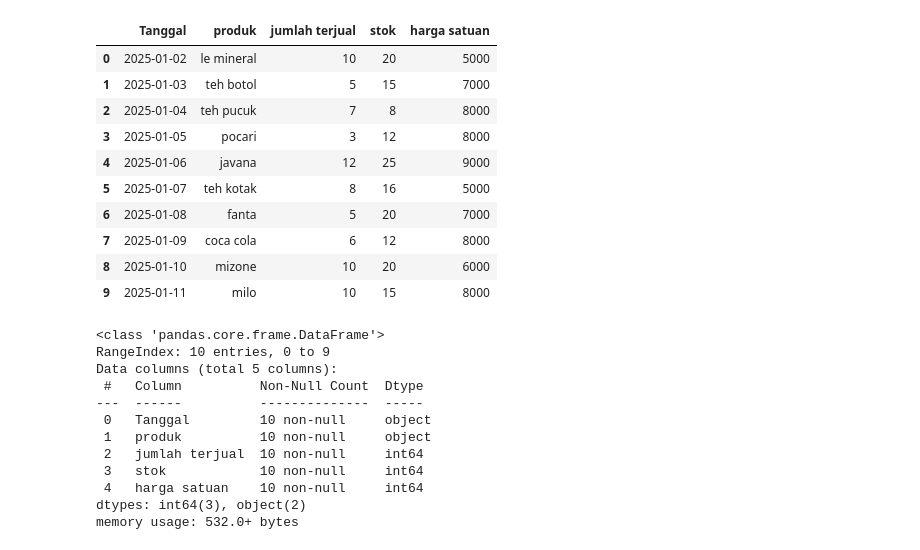
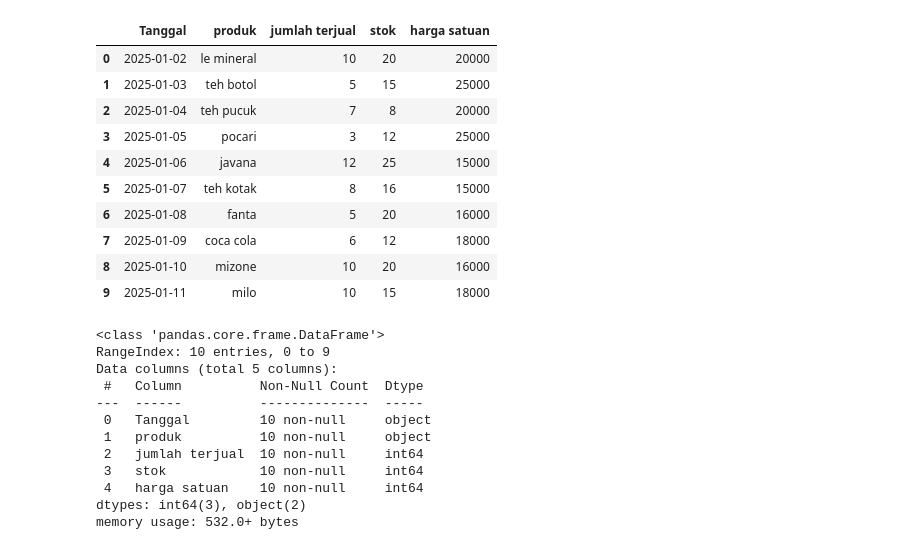
Before and after one commit to adamfadly2005/Praktikum_AI_Workflow., a Jupyter notebook: praktikum_ai.ipynb, the cells around one changed output. Drawn from its saved outputs; the diff is of its cells as text; code cells hidden in the pictures.

```diff
--- a/praktikum_ai.ipynb
+++ b/praktikum_ai.ipynb
@@ -3,27 +3,27 @@
 # %%
 import pandas as pd
 data = {
     "Tanggal":["2025-01-02","2025-01-03","2025-01-04","2025-01-05","2025-01-06","2025-01-07","2025-01-08","2025-01-09","2025-01-10","2025-01-11"],
     "produk":["le mineral","teh botol","teh pucuk","pocari","javana","teh kotak","fanta","coca cola","mizone","milo"],
     "jumlah terjual":[10,5,7,3,12,8,5,6,10,10],
     "stok":[20,15,8,12,25,16,20,12,20,15],
-    "harga satuan":[5000, 7000, 8000, 8000, 9000, 5000, 7000, 8000, 6000, 8000],
+    "harga satuan":[20000, 25000, 20000, 25000, 15000, 15000, 16000, 18000, 16000, 18000],
 }
 
 dt = pd.DataFrame(data)
 dt
 # %% [output]
 |  | Tanggal | produk | jumlah terjual | stok | harga satuan |
-| 0 | 2025-01-02 | le mineral | 10 | 20 | 5000 |
-| 1 | 2025-01-03 | teh botol | 5 | 15 | 7000 |
-| 2 | 2025-01-04 | teh pucuk | 7 | 8 | 8000 |
-| 3 | 2025-01-05 | pocari | 3 | 12 | 8000 |
-| 4 | 2025-01-06 | javana | 12 | 25 | 9000 |
-| 5 | 2025-01-07 | teh kotak | 8 | 16 | 5000 |
-| 6 | 2025-01-08 | fanta | 5 | 20 | 7000 |
-| 7 | 2025-01-09 | coca cola | 6 | 12 | 8000 |
-| 8 | 2025-01-10 | mizone | 10 | 20 | 6000 |
-| 9 | 2025-01-11 | milo | 10 | 15 | 8000 |
+| 0 | 2025-01-02 | le mineral | 10 | 20 | 20000 |
+| 1 | 2025-01-03 | teh botol | 5 | 15 | 25000 |
+| 2 | 2025-01-04 | teh pucuk | 7 | 8 | 20000 |
+| 3 | 2025-01-05 | pocari | 3 | 12 | 25000 |
+| 4 | 2025-01-06 | javana | 12 | 25 | 15000 |
+| 5 | 2025-01-07 | teh kotak | 8 | 16 | 15000 |
+| 6 | 2025-01-08 | fanta | 5 | 20 | 16000 |
+| 7 | 2025-01-09 | coca cola | 6 | 12 | 18000 |
+| 8 | 2025-01-10 | mizone | 10 | 20 | 16000 |
+| 9 | 2025-01-11 | milo | 10 | 15 | 18000 |
 # %%
 dt.info()
 # %% [output]
```
Also changed, not shown: parts of 1 cell of this notebook.
